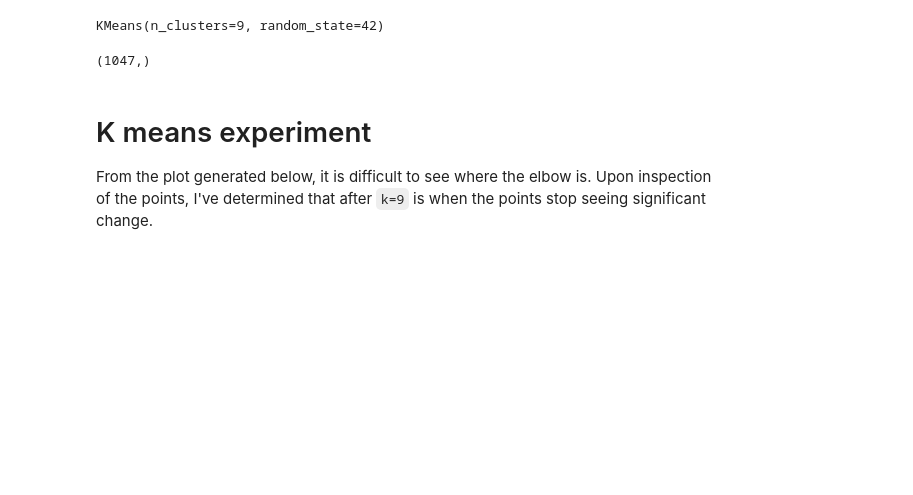
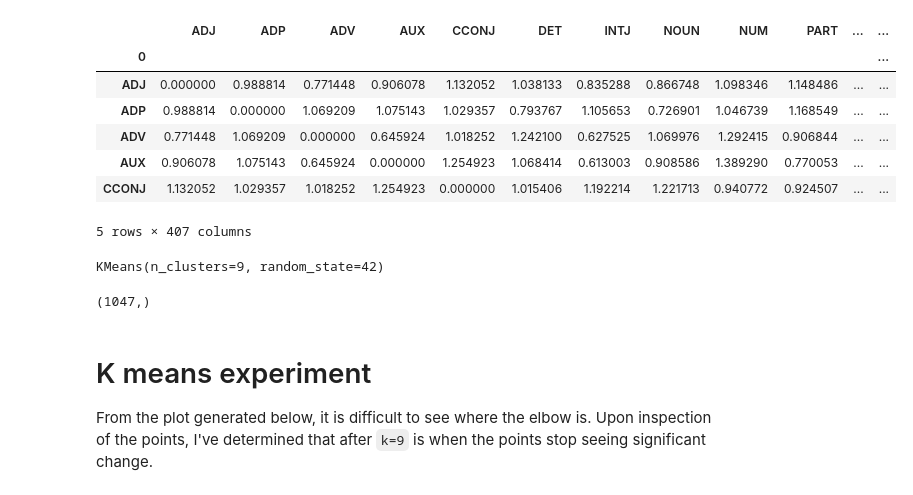
Before and after one commit to eric-sclafani/cse564, a Jupyter notebook: lab2b/testing.ipynb, the cells around one changed output. Drawn from its saved outputs; the diff is of its cells as text; code cells hidden in the pictures; blank space fills up the shorter version.

Commit message:
(suddessfully??) constructed variables dissim matrix

```diff
--- a/lab2b/testing.ipynb
+++ b/lab2b/testing.ipynb
@@ -1,15 +1,40 @@
 # %%
-from dash import Dash, dcc, html
 import plotly.express as px
 import plotly.graph_objects as go
 from sklearn.cluster import KMeans
 from sklearn.manifold import MDS
+from sklearn.preprocessing import StandardScaler
+from scipy.spatial.distance import squareform
+from scipy.spatial.distance import pdist
 import pandas as pd
-import numpy as np
 import warnings
 warnings.simplefilter(action='ignore', category=FutureWarning) # suppress annoying kmeans future warning
 warnings.simplefilter(action='ignore', category=DeprecationWarning)
 
+scaler = StandardScaler()
 df = pd.read_csv("data/pan22_features.csv")
 X = df.drop(columns=["author_id", "discourse_type"])
+cols = list(X.columns)
+
+X_scaled = scaler.fit_transform(X)
+X_T_scaled = scaler.fit_transform(X.values.T)
+
+dis_matrix_df = pd.concat([
+    pd.DataFrame(cols),
+    pd.DataFrame(squareform(pdist(X_T_scaled, metric="correlation")))],
+                       axis=1, ignore_index=True)
+
+dis_matrix_df.set_index(0, inplace=True)
+dis_matrix_df.columns = cols
+
+dis_matrix_df.head()
+# %% [output]
+|  | ADJ | ADP | ADV | AUX | CCONJ | DET | INTJ | NOUN | NUM | PART | ... | ... |
+| 0 |  |  |  |  |  |  |  |  |  |  |  | ... |
+| ADJ | 0.000000 | 0.988814 | 0.771448 | 0.906078 | 1.132052 | 1.038133 | 0.835288 | 0.866748 | 1.098346 | 1.148486 | ... | ... |
+| ADP | 0.988814 | 0.000000 | 1.069209 | 1.075143 | 1.029357 | 0.793767 | 1.105653 | 0.726901 | 1.046739 | 1.168549 | ... | ... |
+| ADV | 0.771448 | 1.069209 | 0.000000 | 0.645924 | 1.018252 | 1.242100 | 0.627525 | 1.069976 | 1.292415 | 0.906844 | ... | ... |
+| AUX | 0.906078 | 1.075143 | 0.645924 | 0.000000 | 1.254923 | 1.068414 | 0.613003 | 0.908586 | 1.389290 | 0.770053 | ... | ... |
+| CCONJ | 1.132052 | 1.029357 | 1.018252 | 1.254923 | 0.000000 | 1.015406 | 1.192214 | 1.221713 | 0.940772 | 0.924507 | ... | ... |
+5 rows × 407 columns
 # %%
```
Also changed, not shown: parts of 4 cells of this notebook, 2 other files.
